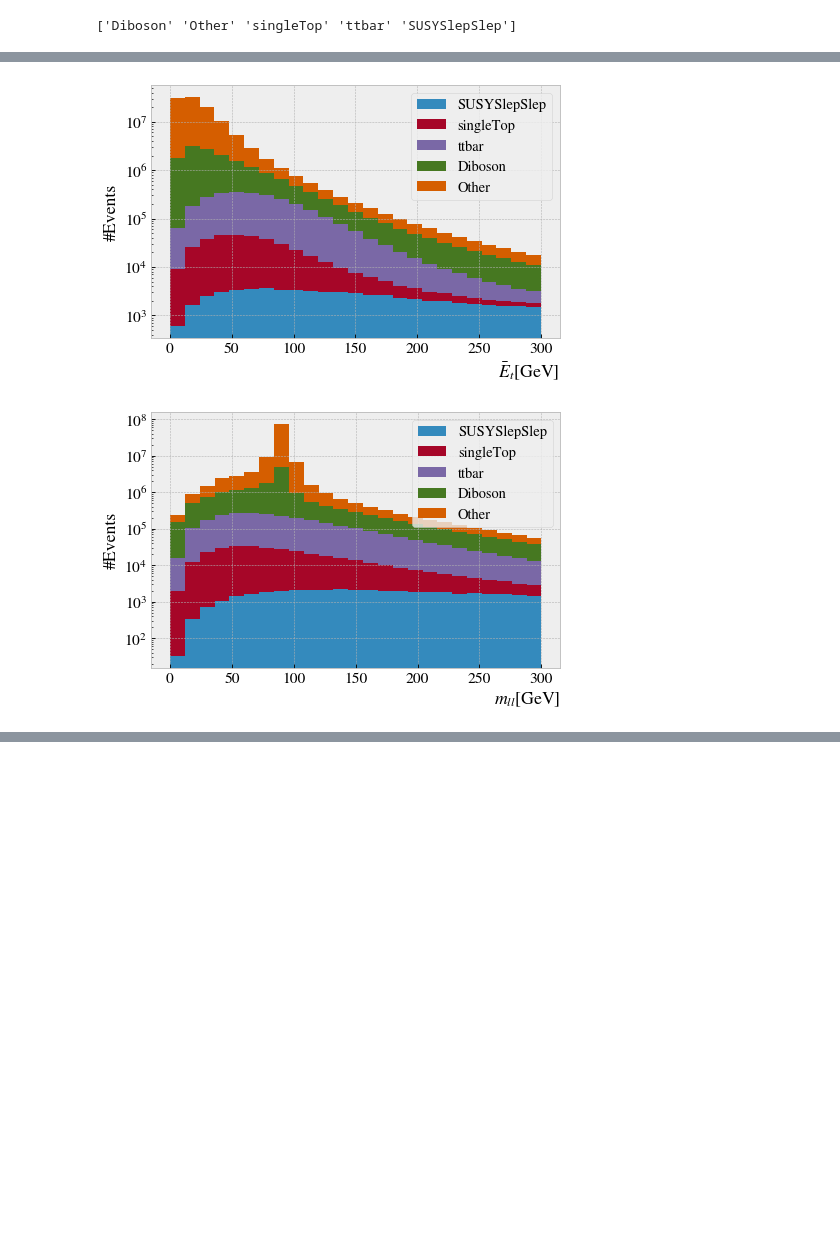
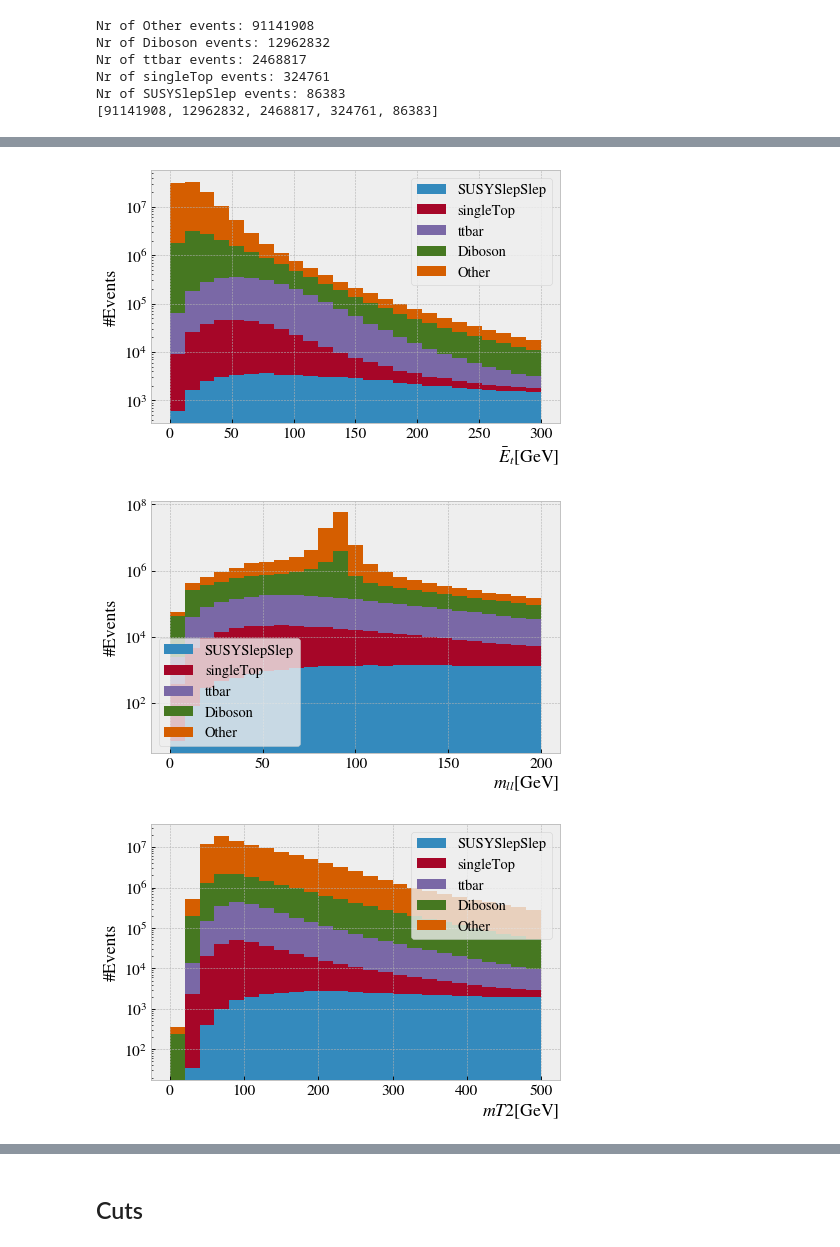
Before and after one commit to WilliamHirst/FYS5555, a Jupyter notebook: Proj3/new_notebooks/Histo.ipynb, the cells around one changed output, grey strips where cells are left out. Saved outputs shown, nothing was run; the diff lists cells and outputs as text; code cells hidden in the pictures; blank space fills up the shorter version.

```diff
--- a/Proj3/new_notebooks/Histo.ipynb
+++ b/Proj3/new_notebooks/Histo.ipynb
@@ -18,27 +22,28 @@ otherCategories = ['Higgs', 'Wjets' ,'Wjetsincl', 'Zjets', 'Zjetsincl', 'topX']
 for cat in otherCategories:
     df.loc[df["category"] == cat,"category"] = "Other"
-# %%
-cats_b = df[df['isSignal'] == 0]["category"].unique()
-cats = np.append(cats_b,"SUSYSlepSlep")
-print(cats)
-# %% [output]
-['Diboson' 'Other' 'singleTop' 'ttbar' 'SUSYSlepSlep']
+# %%
+cats = ['Other' ,'Diboson' , 'ttbar', 'singleTop','SUSYSlepSlep']
 # %%
-
 df_pt1 = []
 df_pt2 = []
 df_mep = []
 df_mll = []
+df_mt2 = []
+df_bTag = []
 nr_events = []
 
 for i in range(len(cats)):
     df_cat = df[df["category"] == cats[i]]
-    df_pt1.append(df_cat["lep_pt1"].ravel())
-    df_pt2.append(df_cat["lep_pt2"].ravel())
-    df_mep.append(df_cat["met"].ravel())
-    df_mll.append(df_cat["mll"].ravel())
+    df_pt1.append(df_cat["lep1_pt"].ravel()/1000)
+    df_pt2.append(df_cat["lep2_pt"].ravel()/1000)
+    df_mep.append(df_cat["met_et"].ravel()/1000)
+    df_mll.append(df_cat["mll"].ravel()/1000)
+    df_mt2.append(df_cat["mt2"].ravel()/1000)
+    df_bTag.append(df_cat["nbjet77"].ravel())
     nr_events.append(len(df_cat))
+    print(f"Nr of {cats[i]} events: {nr_events[i]}")
 
+print(nr_events)
 sort_indx = sorted(range(len(nr_events)), key=lambda k: nr_events[k])
 
 
@@ -46,7 +51,16 @@ df_pt1 = [df_pt1[i] for i in sort_indx]
 df_pt2 = [df_pt2[i] for i in sort_indx]
 df_mep = [df_mep[i] for i in sort_indx]
 df_mll = [df_mll[i] for i in sort_indx]
+df_mt2 = [df_mt2[i] for i in sort_indx]
+df_bTag = [df_bTag[i] for i in sort_indx]
 cats = [cats[i] for i in sort_indx]
+# %% [output]
+Nr of Other events: 91141908
+Nr of Diboson events: 12962832
+Nr of ttbar events: 2468817
+Nr of singleTop events: 324761
+Nr of SUSYSlepSlep events: 86383
+[91141908, 12962832, 2468817, 324761, 86383]
 # %%
 fig = plt.figure(num=0, dpi=80, facecolor='w', edgecolor='k')
 ax = fig.add_subplot(1, 1, 1)
@@ -56,40 +70,61 @@ plt.yscale("log")
 plt.hist(df_pt1, bins = 25, range=(0,500), histtype = "barstacked", stacked = True, label = cats)
 plt.legend(fontsize=13)
 plt.tight_layout(pad=1.1, w_pad=0.7, h_pad=0.2)
-plt.savefig("p_t1.pdf")
+plt.savefig("figures/p_t1.pdf")
 plt.show()
 
 plt.figure(num=0, dpi=80, facecolor='w', edgecolor='k')
 plt.yscale("log")
 plt.xlabel(r"$P_t$[GeV]", fontsize=16, loc = "right")
 plt.ylabel("#Events", fontsize=16)
 plt.hist(df_pt2, bins = 25, range=(0,400), stacked = True, label = cats)
 plt.legend(fontsize=13)
 plt.tight_layout(pad=1.1, w_pad=0.7, h_pad=0.2)
-plt.savefig("p_t2.pdf")
+plt.savefig("figures/p_t2.pdf")
 plt.show()
 
 plt.figure(num=0, dpi=80, facecolor='w', edgecolor='k')
 plt.yscale("log")
 plt.xlabel(r"$\bar{E}_t$[GeV]", fontsize=16, loc = "right")
 plt.ylabel("#Events", fontsize=16)
 plt.hist(df_mep, bins = 25, range=(0,300), stacked = True, label = cats)
 plt.legend(fontsize=13)
 plt.tight_layout(pad=1.1, w_pad=0.7, h_pad=0.2)
-plt.savefig("MET.pdf")
+plt.savefig("figures/MET.pdf")
 plt.show()
 
 plt.figure(num=0, dpi=80, facecolor='w', edgecolor='k')
 plt.yscale("log")
 plt.xlabel(r"$m_{ll}$[GeV]", fontsize=16, loc = "right")
 plt.ylabel("#Events", fontsize=16)
-plt.hist(df_mll, bins = 25, range=(0,300), stacked = True, label = cats)
+plt.hist(df_mll, bins = 25, range=(0,200), stacked = True, label = cats)
 plt.legend(fontsize=13)
 plt.tight_layout(pad=1.1, w_pad=0.7, h_pad=0.2)
-plt.savefig("mll.pdf")
+plt.savefig("figures/mll.pdf")
 plt.show()
+
+plt.figure(num=0, dpi=80, facecolor='w', edgecolor='k')
+plt.yscale("log")
+plt.xlabel(r"$m{T2}$[GeV]", fontsize=16, loc = "right")
+plt.ylabel("#Events", fontsize=16)
+plt.hist(df_mt2, bins = 25, range=(0,500), stacked = True, label = cats)
+plt.legend(fontsize=13)
+plt.tight_layout(pad=1.1, w_pad=0.7, h_pad=0.2)
+plt.savefig("figures/mT2.pdf")
+plt.show()
+
+plt.figure(num=0, dpi=80, facecolor='w', edgecolor='k')
+plt.yscale("log")
+plt.xlabel(r"$Nr B-tags$", fontsize=16, loc = "right")
+plt.ylabel("#Events", fontsize=16)
+plt.hist(df_bTag, bins = 25, range=(0,10), stacked = True, label = cats)
+plt.legend(fontsize=13)
+plt.tight_layout(pad=1.1, w_pad=0.7, h_pad=0.2)
+plt.savefig("figures/mT2.pdf")
+plt.show()
 # %% [output]
 [figure]
 [figure]
 [figure]
-[figure, old version]
+[figure, new version]
+[figure, added]
@@ -95,0 +135,2 @@ plt.show()
+# %% [markdown]
+## Cuts
```
Also changed, not shown: parts of 8 cells of this notebook, 11 other files.
